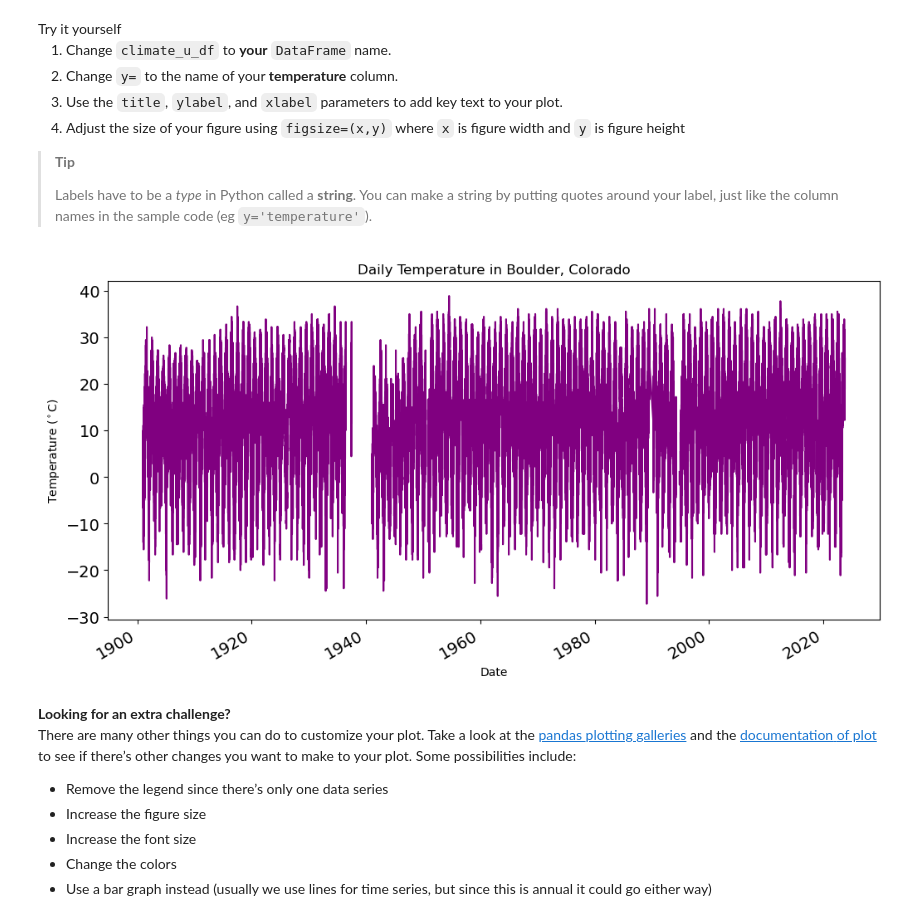
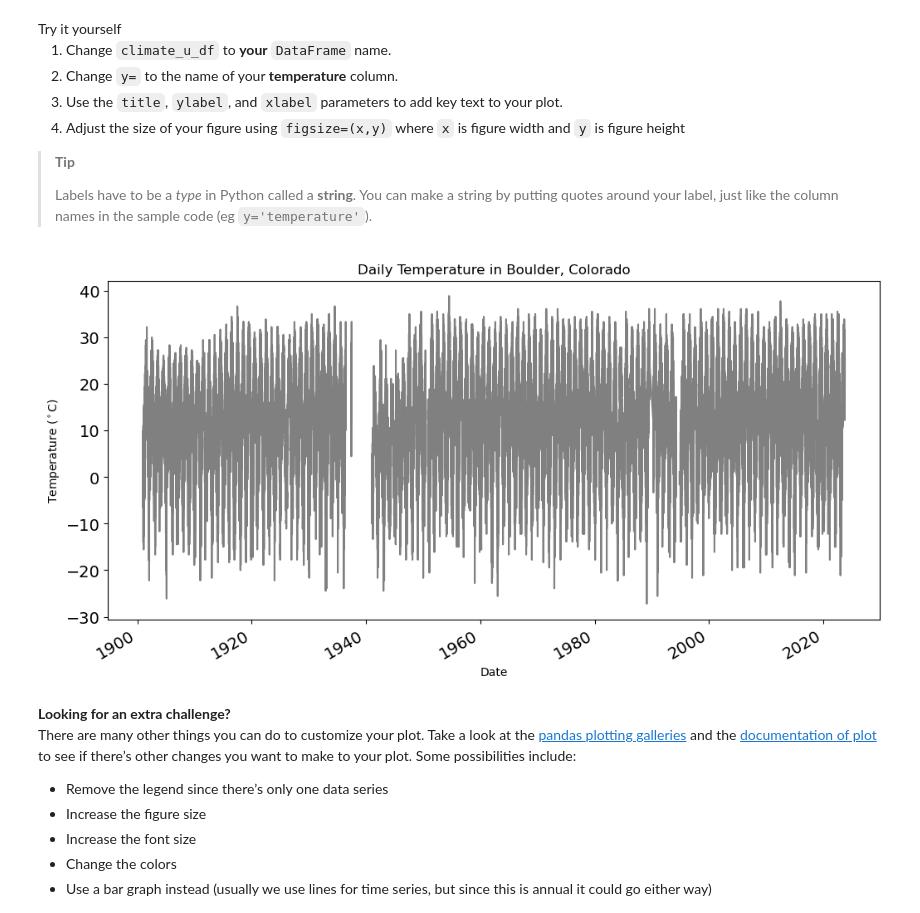
Before and after one commit to lauren-thomas2/01-climate-fall-template, a Jupyter notebook: 04-climate-plot.ipynb, the cells around one changed output. Cells and saved outputs as stored; diff of their text form; code cells hidden in the pictures.

```diff
--- a/04-climate-plot.ipynb
+++ b/04-climate-plot.ipynb
@@ -92,20 +92,20 @@ height</li>
 # %%
 ### plot without the legend
 no_legend = temp_units_df.plot(
     y = 'temp_c',
     title = 'Daily Temperature in Boulder, Colorado',
     xlabel = 'Date',
     ylabel = 'Temperature ($^\circ$C)',
     ### increase fig size
     figsize = (12, 6),
     ### increase font size
     fontsize = 14,
     ### change color
-    color = 'purple')
+    color = 'grey')
 
 no_legend.legend().remove()
 # %% [output]
-[figure, old version]
+[figure, new version]
 # %%
 ### plot as bar plot
 # temp_units_df.plot(
```
Also changed, not shown: parts of 4 cells of this notebook, 3 other files.
